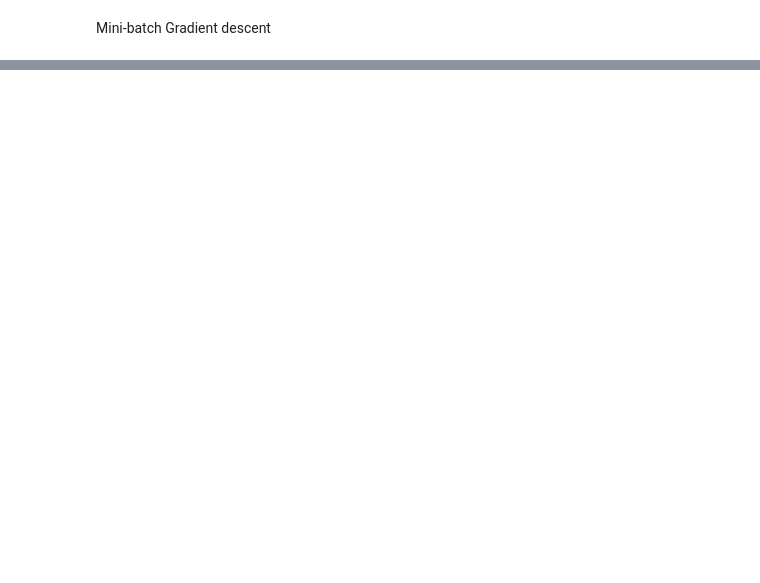
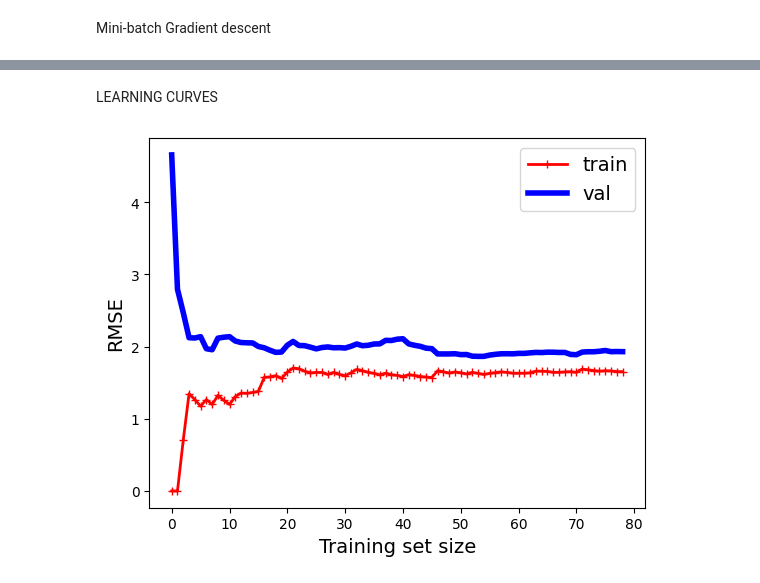
Before and after one commit to Krishan098/machine-learning-hands-on-, a Jupyter notebook: linearregession.ipynb, the cells around one changed output, grey strips where cells are left out. Drawn from its saved outputs; the diff is of its cells as text; code cells hidden in the pictures; blank space fills up the shorter version.

```diff
--- a/linearregession.ipynb
+++ b/linearregession.ipynb
@@ -212,0 +238,3 @@ plt.show()
+# %%
+lin_reg.fit(X_poly,y)
+lin_reg.intercept_,lin_reg.coef_
@@ -212,0 +256,21 @@ plt.show()
+# %%
+from sklearn.preprocessing import StandardScaler
+from sklearn.pipeline import Pipeline
+for style,width,degree in(("g-",1,300),("b--",2,2),("r-+",2,1)):
+    polybig_features=PolynomialFeatures(degree=degree,include_bias=False)
+    std_scaler=StandardScaler()
+    lin_reg=LinearRegression()
+    polynomial_reg=Pipeline([
+        ("poly_features",polybig_features),
+        ("std_scaler",std_scaler),
+        ("lin_reg",lin_reg),
+    ])
+    polynomial_reg.fit(X,y)
+    y_newbig=polynomial_reg.predict(X_new)
+    plt.plot(X_new,y_newbig,style,label=str(degree),linewidth=width)
+plt.plot(X,y,"b.",linewidth=3)
+plt.legend(loc="upper left")
+plt.xlabel("$X_1$",fontsize=18)
+plt.ylabel("$y$",rotation=0,fontsize=18)
+plt.axis([-3,3,0,10])
+plt.show()
@@ -212,0 +279,23 @@ plt.show()
+# %% [markdown]
+LEARNING CURVES
+# %%
+from sklearn.metrics import mean_squared_error
+from sklearn.model_selection import train_test_split
+def plot_learning_curves(model,X,y):
+    X_train,X_val,y_train,y_val=train_test_split(X,y,test_size=0.2)
+    train_errors,val_errors=[],[]
+    for m in range(1,len(X_train)):
+        model.fit(X_train[:m],y_train[:m])
+        y_train_predict=model.predict(X_train[:m])
+        y_val_predict=model.predict(X_val)
+        train_errors.append(mean_squared_error(y_train[:m],y_train_predict))
+        val_errors.append(mean_squared_error(y_val,y_val_predict))
+    plt.plot(np.sqrt(train_errors),'r-+',linewidth=2,label="train")
+    plt.plot(np.sqrt(val_errors),'b-',linewidth=4,label='val')
+    plt.legend(loc="upper right",fontsize=14)
+    plt.xlabel("Training set size",fontsize=14)
+    plt.ylabel("RMSE",rotation=90,fontsize=14)
+# %%
+plot_learning_curves(lin_reg,X,y)
+# %% [output]
+[figure, added]
```
Also changed, not shown: parts of 44 cells of this notebook.
